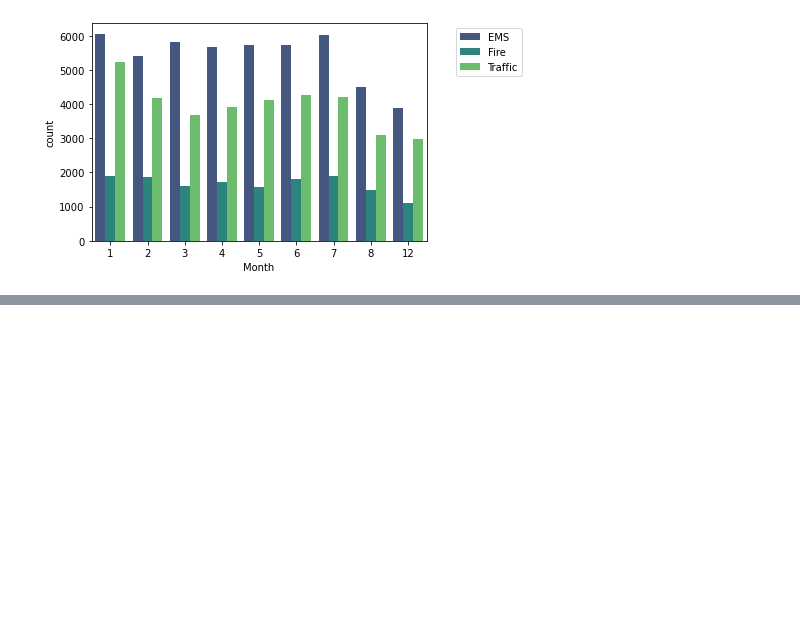
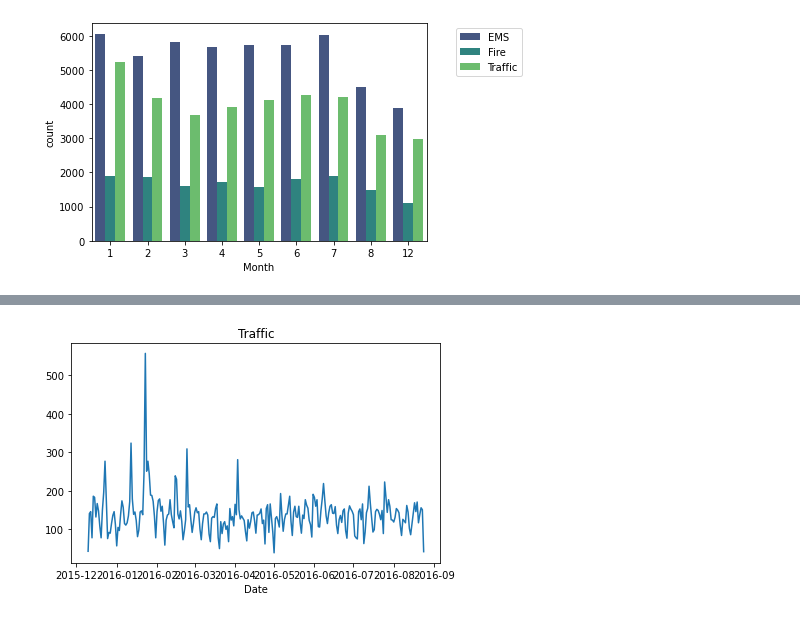
Before and after one commit to jacobtoennesen/projects, a Jupyter notebook: 911 Calls.ipynb, the cells around one changed output, grey strips where cells are left out. Cells and saved outputs as stored; diff of their text form; code cells hidden in the pictures; blank space fills up the shorter version.

```diff
--- a/911 Calls.ipynb
+++ b/911 Calls.ipynb
@@ -143,0 +174,7 @@ plt.legend(bbox_to_anchor=(1.3, 1))
+# %%
+#Plot for traffic
+df[df['Reason']=='Traffic'].groupby('Date').count()['lat'].plot()
+plt.title('Traffic')
+plt.tight_layout()
+# %% [output]
+[figure, added]
```
Also changed, not shown: parts of 13 cells of this notebook, 1 other file.
